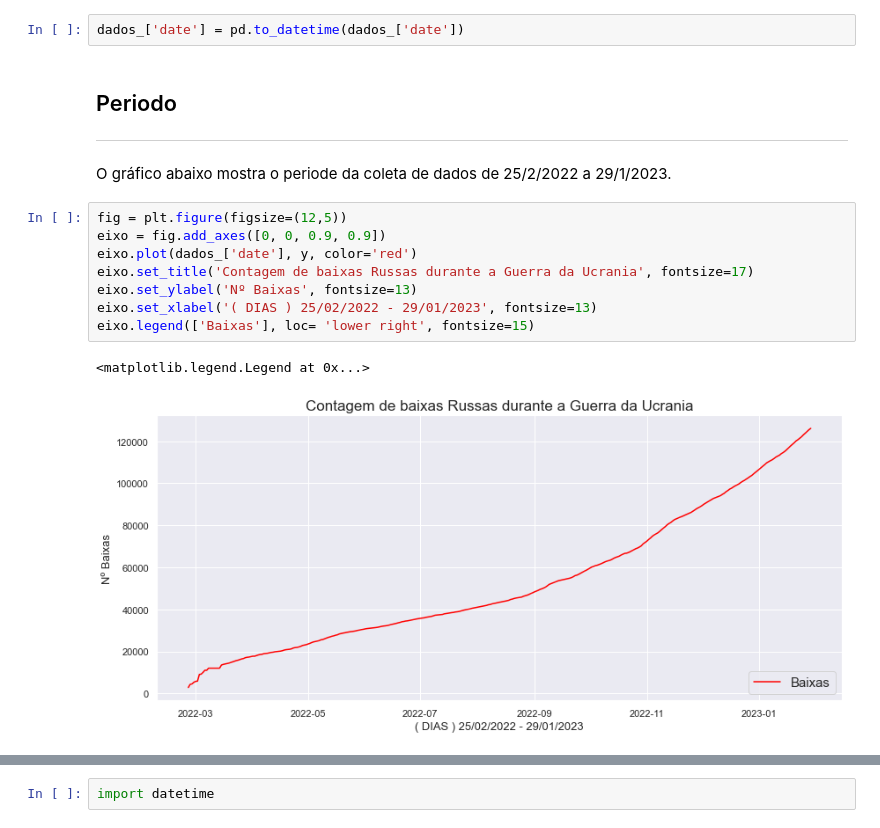
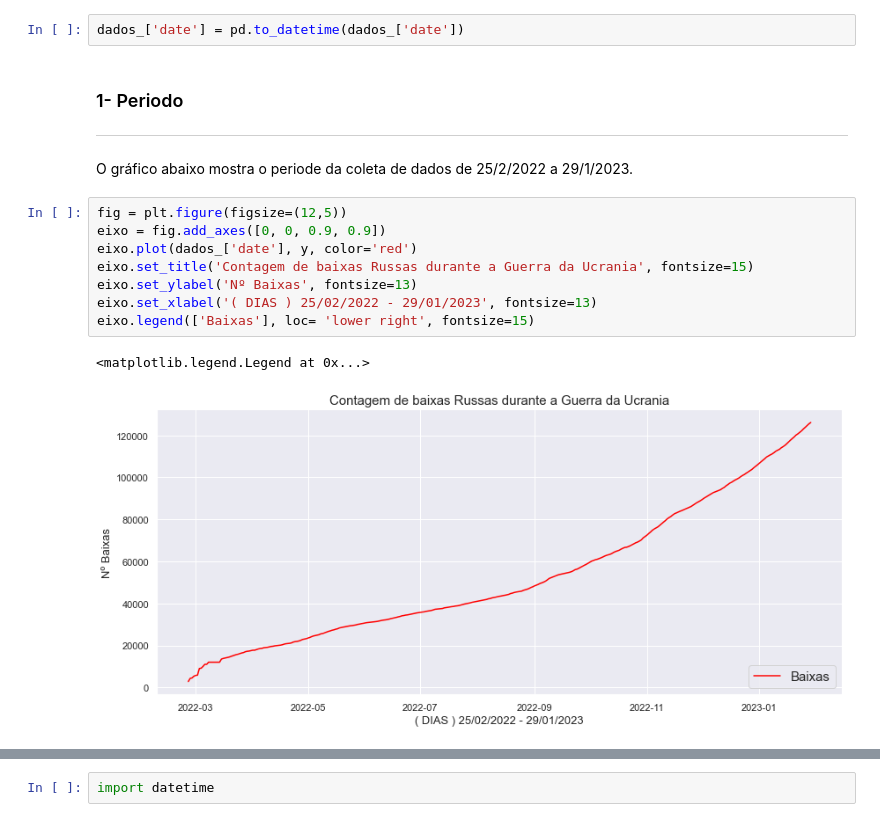
Before and after one commit to henriquecarvalho-maker/Projeto-Guerra-da-Ucrania, a Jupyter notebook: Russia_Losses.ipynb, the cells around one changed output, grey strips where cells are left out. Cells and saved outputs as stored; diff of their text form.

```diff
--- a/Russia_Losses.ipynb
+++ b/Russia_Losses.ipynb
@@ -66,18 +66,18 @@ y= dados_['personnel']
 # %%
 dados_['date'] = pd.to_datetime(dados_['date'])
 # %% [markdown]
-## Periodo
+### 1- Periodo
 <hr>
 
-<p style='font-size: 15px'>O gráfico abaixo mostra o periode da coleta de dados de 25/2/2022 a 29/1/2023.</p>
+<p style='font-size: 14px'>O gráfico abaixo mostra o periode da coleta de dados de 25/2/2022 a 29/1/2023.</p>
 # %%
 fig = plt.figure(figsize=(12,5))
 eixo = fig.add_axes([0, 0, 0.9, 0.9])
 eixo.plot(dados_['date'], y, color='red')
-eixo.set_title('Contagem de baixas Russas durante a Guerra da Ucrania', fontsize=17)
+eixo.set_title('Contagem de baixas Russas durante a Guerra da Ucrania', fontsize=15)
 eixo.set_ylabel('Nº Baixas', fontsize=13)
 eixo.set_xlabel('( DIAS ) 25/02/2022 - 29/01/2023', fontsize=13)
 eixo.legend(['Baixas'], loc= 'lower right', fontsize=15)
 # %% [output]
 <matplotlib.legend.Legend at 0x...>
-[figure, old version]
+[figure, new version]
```
Also changed, not shown: parts of 5 cells of this notebook.
